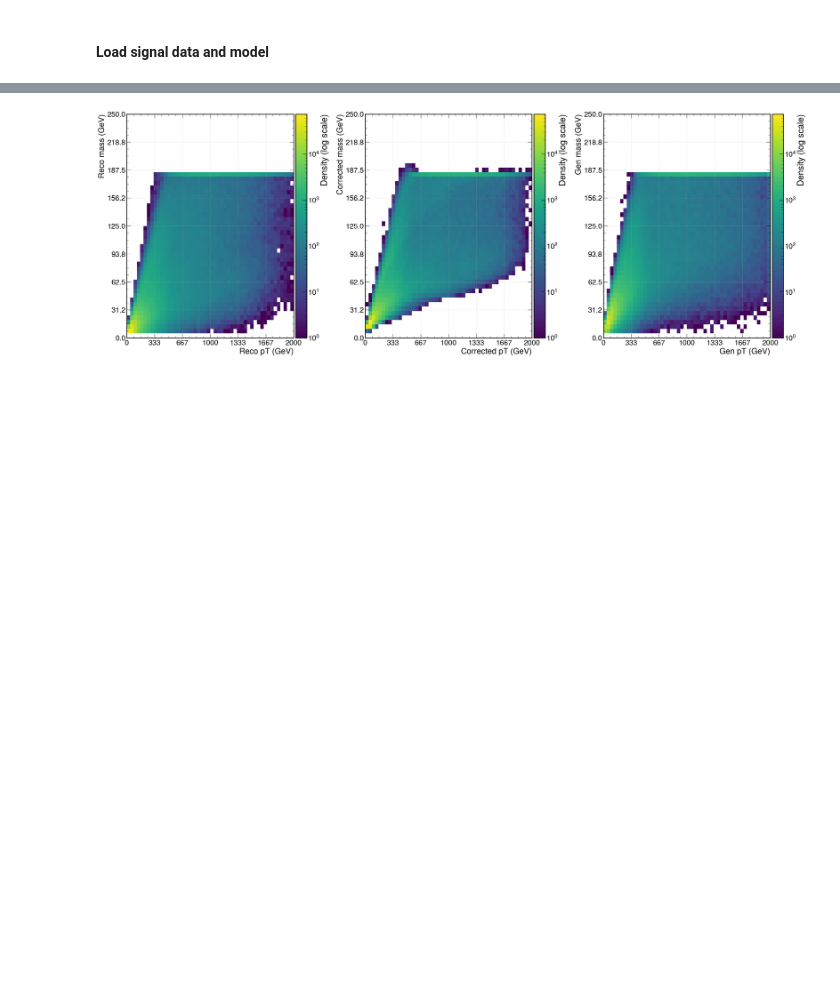
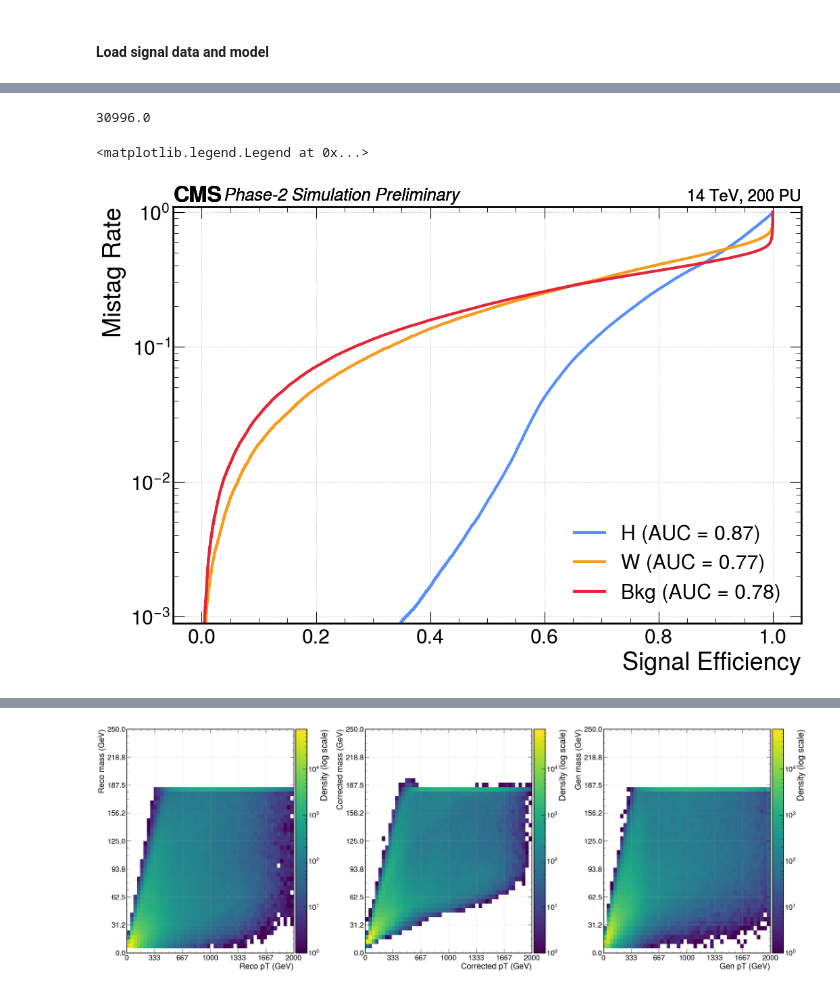
Before and after one commit to lrobertshaw/TrainTagger, a Jupyter notebook: performance.ipynb, the cells around one changed output, grey strips where cells are left out. Drawn from its saved outputs; the diff is of its cells as text; code cells hidden in the pictures; blank space fills up the shorter version.

```diff
--- a/performance.ipynb
+++ b/performance.ipynb
@@ -9,3 +9,5 @@ import awkward as ak
 
 import matplotlib.pyplot as plt
 import mplhep; mplhep.style.use("CMS")
+# %%
+data = up.open("sc8_signal.root:outnano/Jets")
@@ -37,6 +77,9 @@ class Jet:
                 self.gen_mass = np.load(f"{path}/testing_data/truth_mass_test.npy")
                 self.reco_mass = np.load(f"{path}/testing_data/reco_mass_test.npy")
                 self.corr_mass = self.reco_mass.copy()
+
+                self.gen_flav = np.load(f"{path}/testing_data/y_test.npy") if os.path.isfile(f"{path}/testing_data/y_test.npy") else None #np.argmax(np.load(f"{path}/testing_data/y_test.npy"), axis=-1) if os.path.isfile(f"{path}/testing_data/y_test.npy") else None
+                self.nn_flav = None
 
             elif where == "train":
                 data = up.concatenate(f"{path}/*.root:data", filter_name=["jet_pt_phys", "jet_genmatch_pt", "jet_mass", "jet_genmatch_mass"], how=dict, library="np")
@@ -78,11 +121,13 @@ class Jet:
 
         # Pass inputs to the model to get predictions
         preds = Jet.make_predictions(self.model, inputs)
+        self.preds = preds
 
         # Reshape predictions to match reco inputs and set attribute
         for idx, out in enumerate(self.model.outputs):
-            varname = out.name.split("_")[0]
-            if varname == "pT": self.corr_pt = self.reco_pt * preds[idx].reshape(self.reco_pt.shape) if sfs else preds[idx].reshape(self.reco_pt.shape)    # preset attr names
+            varname = out.name.rsplit("_", 1)[0]
+            if varname == "jet_id": self.nn_flav = self.preds[idx]#np.argmax(self.preds[idx],axis=-1)
+            elif varname == "pT": self.corr_pt = self.reco_pt * preds[idx].reshape(self.reco_pt.shape) if sfs else preds[idx].reshape(self.reco_pt.shape)    # preset attr names
             elif varname == "mass": self.corr_mass = self.reco_mass * preds[idx].reshape(self.reco_mass.shape) if sfs else preds[idx].reshape(self.reco_mass.shape)  # preset attr names
             else: raise ValueError(f"Unknown variable name {varname} in model output {out.name}!")
 
@@ -418,3 +463,5 @@ binned_corrs.plot_response(  (np.linspace(0, 1500, 31), "pt"), (np.linspace(0, 1
 ## Deepset corrections
 # %% [markdown]
 #### Load signal data and model
+# %%
+test2 = Jet("output/moreclasses", where="test")
@@ -420,0 +510,31 @@ binned_corrs.plot_response(  (np.linspace(0, 1500, 31), "pt"), (np.linspace(0, 1
+# %%
+np.sum(test2.gen_flav[:,4])
+# %% [output]
+30996.0
+# %%
+from sklearn.metrics import roc_curve, auc
+import mplhep as hep
+
+labels=["H", "W", "Bkg"]
+plt.figure(figsize=(12, 8))
+for c in range(3):
+    fpr, tpr, _ = roc_curve(test2.gen_flav[:, c], test2.nn_flav[:, c])
+    roc_auc = auc(fpr, tpr)
+    hep.cms.label(
+        llabel="Phase-2 Simulation Preliminary",
+        rlabel="14 TeV, 200 PU",
+        fontsize=18
+    )
+    plt.plot(tpr, fpr, label=f'{labels[c]} (AUC = {roc_auc:.2f})', linewidth=3)
+    # plt.title(f"ROC Curve for Class {c}")
+
+
+plt.grid(True)
+plt.xlabel('Signal Efficiency')
+plt.ylabel('Mistag Rate')
+plt.yscale('log')
+plt.ylim(0.9e-3, 1.1)
+plt.legend(loc='lower right')
+# %% [output]
+<matplotlib.legend.Legend at 0x...>
+[figure, added]
```
Also changed, not shown: parts of 15 cells of this notebook, 4 other files.
